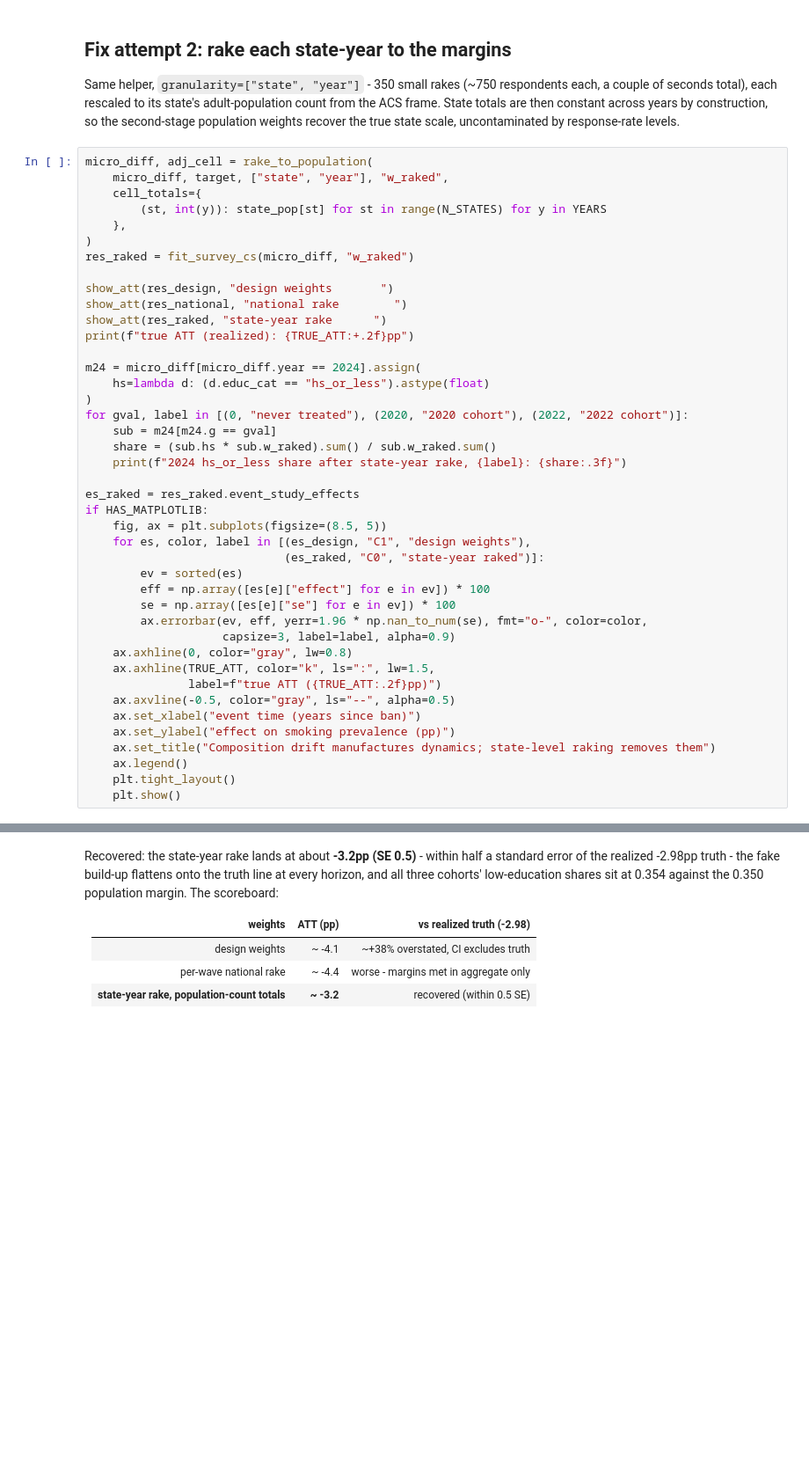
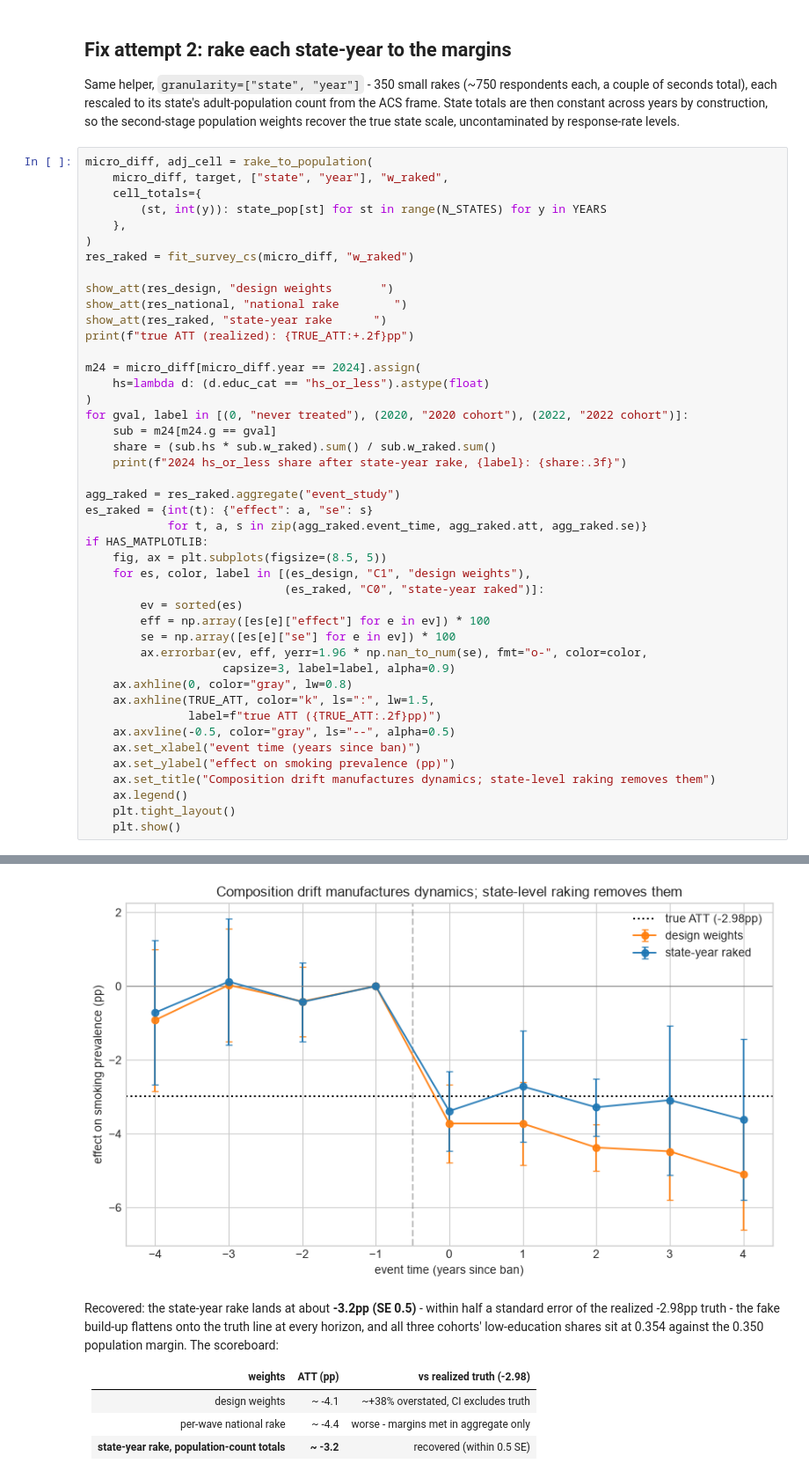
Before and after one commit to TDL77/diff-diff, a Jupyter notebook: docs/tutorials/26_composition_drift_calibration.ipynb, the cells around one changed output, grey strips where cells are left out. Shown at 88% size. Drawn from its saved outputs; the diff is of its cells as text; blank space fills up the shorter version.

```diff
--- a/docs/tutorials/26_composition_drift_calibration.ipynb
+++ b/docs/tutorials/26_composition_drift_calibration.ipynb
@@ -476,7 +525,9 @@ for gval, label in [(0, "never treated"), (2020, "2020 cohort"), (2022, "2022 co
     share = (sub.hs * sub.w_raked).sum() / sub.w_raked.sum()
     print(f"2024 hs_or_less share after state-year rake, {label}: {share:.3f}")
 
-es_raked = res_raked.event_study_effects
+agg_raked = res_raked.aggregate("event_study")
+es_raked = {int(t): {"effect": a, "se": s}
+            for t, a, s in zip(agg_raked.event_time, agg_raked.att, agg_raked.se)}
 if HAS_MATPLOTLIB:
     fig, ax = plt.subplots(figsize=(8.5, 5))
     for es, color, label in [(es_design, "C1", "design weights"),
@@ -496,3 +547,4 @@ if HAS_MATPLOTLIB:
     ax.legend()
     plt.tight_layout()
     plt.show()
+# %% [output]
@@ -499,3 +558,4 @@ if HAS_MATPLOTLIB:
+[figure, added]
 # %% [markdown]
 Recovered: the state-year rake lands at about **-3.2pp (SE 0.5)** - within half a standard error of the realized -2.98pp truth - the fake build-up flattens onto the truth line at every horizon, and all three cohorts' low-education shares sit at 0.354 against the 0.350 population margin. The scoreboard:
 
```
Also changed, not shown: parts of 11 cells of this notebook, 10 other files.
